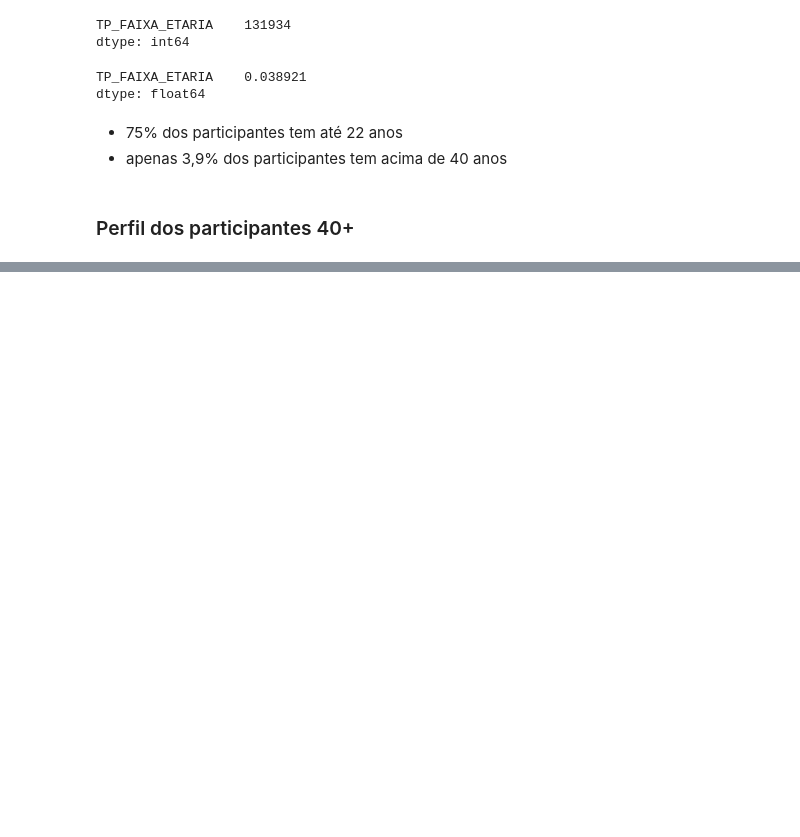
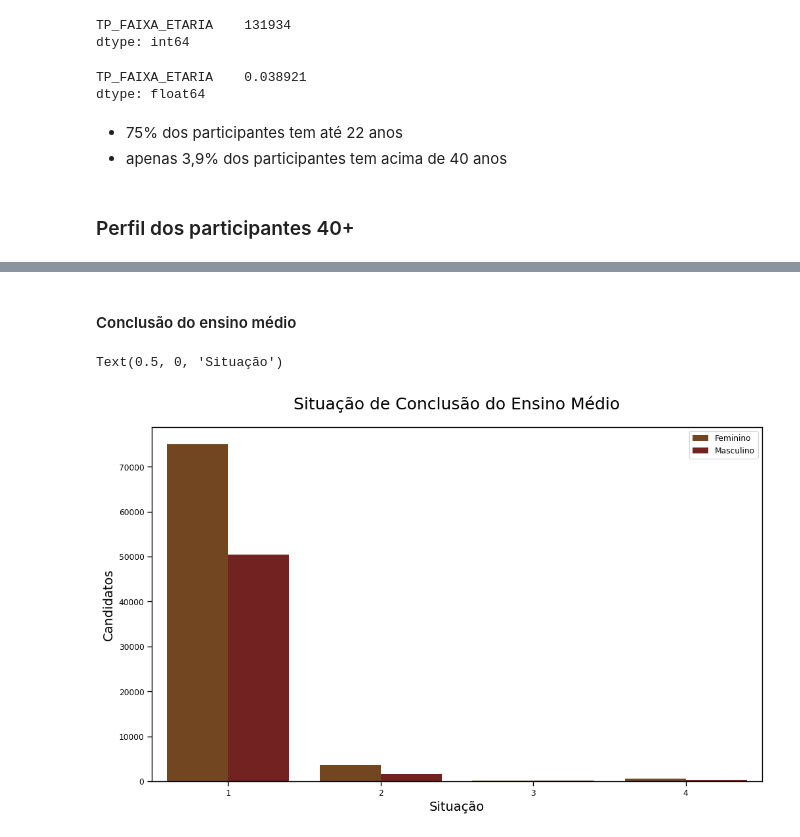
Before and after one commit to MonikeG/Semantix_Academy_Projeto_Final, a Jupyter notebook: Analise_Exploratoria_Dados_EDA.ipynb, the cells around one changed output, grey strips where cells are left out. Drawn from its saved outputs; the diff is of its cells as text; code cells hidden in the pictures; blank space fills up the shorter version.

```diff
--- a/Analise_Exploratoria_Dados_EDA.ipynb
+++ b/Analise_Exploratoria_Dados_EDA.ipynb
@@ -121,0 +82,12 @@ plt.show()
+# %% [markdown]
+#### Conclusão do ensino médio
+# %%
+plt.figure(figsize=(12,7))
+plt.title('Situação de Conclusão do Ensino Médio', pad=20, fontsize=18)
+ax = sns.countplot(data = participantes_40, x= 'TP_ST_CONCLUSAO', hue = 'TP_SEXO', palette = ps1)
+ax.legend(['Feminino','Masculino'])
+ax.set_ylabel('Candidatos', fontsize=14)
+ax.set_xlabel('Situação', fontsize=14)
+# %% [output]
+Text(0.5, 0, 'Situação')
+[figure, added]
```
Also changed, not shown: parts of 39 cells of this notebook, 3 other files.
